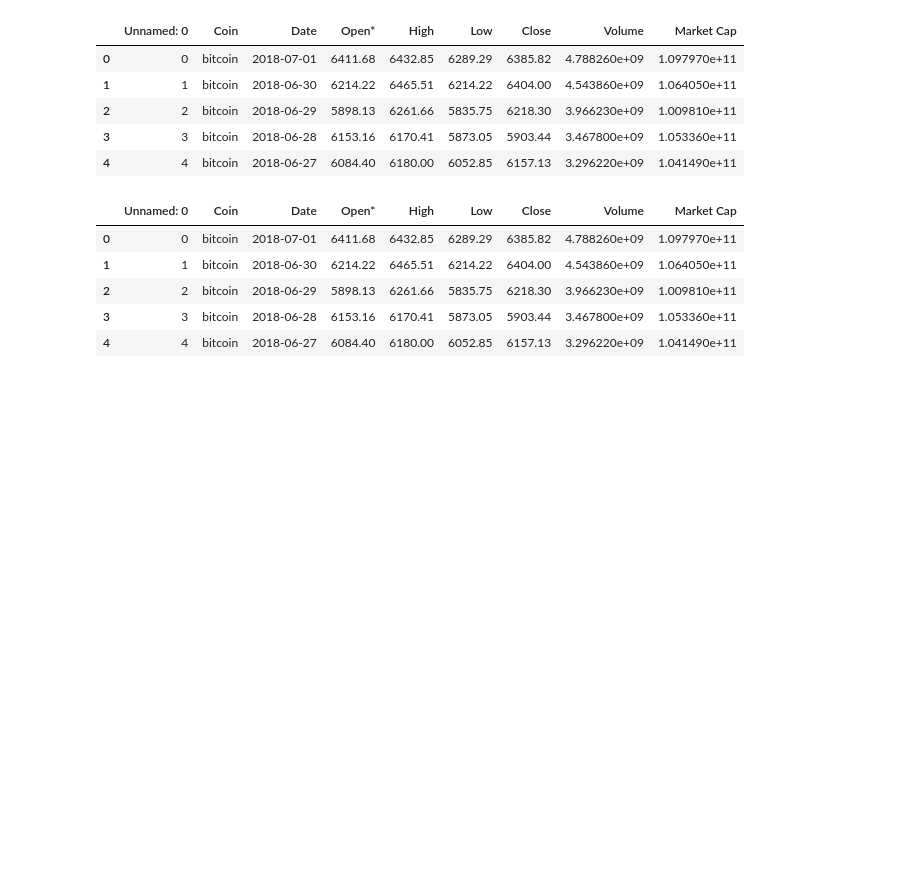
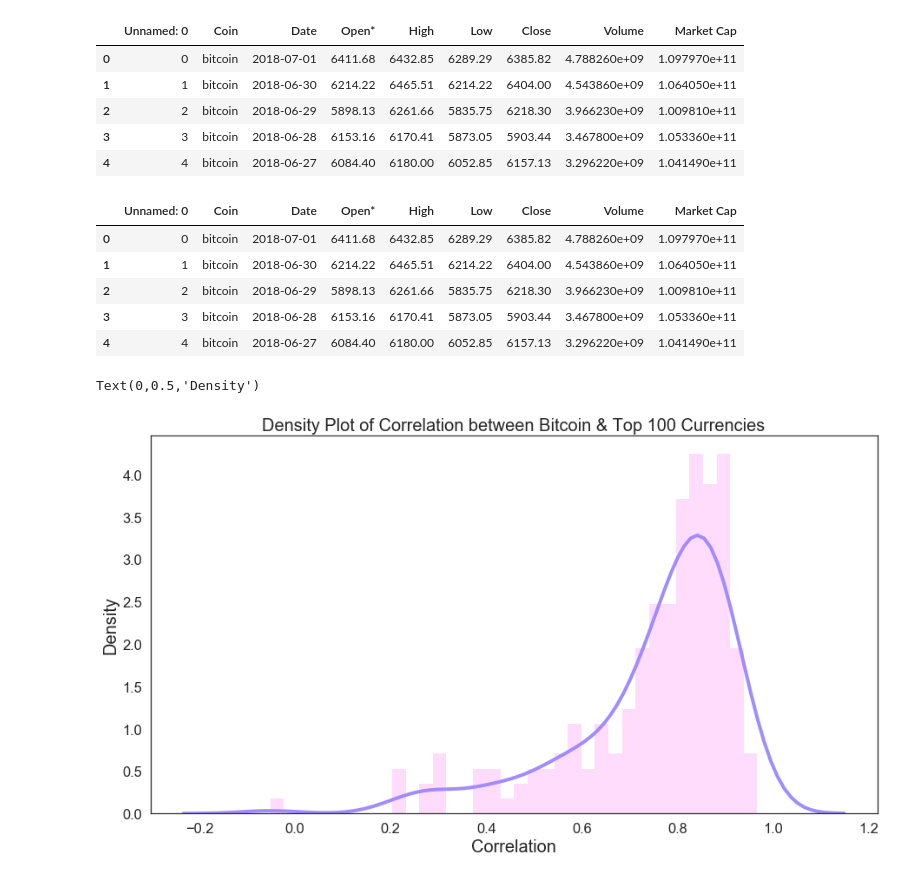
Before and after one commit to tstreamDOTh/Crypto-Currency-Market-Resistance-EDA, a Jupyter notebook: EDA.ipynb, the cells around one changed output. Saved outputs shown, nothing was run; the diff lists cells and outputs as text; code cells hidden in the pictures; blank space fills up the shorter version.

```diff
--- a/EDA.ipynb
+++ b/EDA.ipynb
@@ -125,3 +125,18 @@ df_dict = {}
 
 for coin in top_200_coins:
     df_dict[coin] = calc_market_cap_minus_coin_corr(coin, df_pivot, market_cap_df)
+# %%
+plt.figure(figsize=(15,8))
+sns.set(font_scale = 1.5)
+sns.set_style("white")
+ax = sns.distplot(list(df_dict.values()), hist=True, kde=True,
+             bins=int(180/5),
+             hist_kws={'edgecolor':'none', "color": "#ffa8f9" , "alpha":0.4},
+             kde_kws={'linewidth': 4, 'color': '#a18cff'})
+ax.grid(False)
+ax.axes.set_title("Density Plot of Correlation between Bitcoin & Top 100 Currencies",fontsize=20)
+ax.set_xlabel("Correlation",fontsize=20)
+ax.set_ylabel("Density",fontsize=20)
+# %% [output]
+Text(0,0.5,'Density')
+[figure, added]
```
Also changed, not shown: parts of 2 cells of this notebook.
